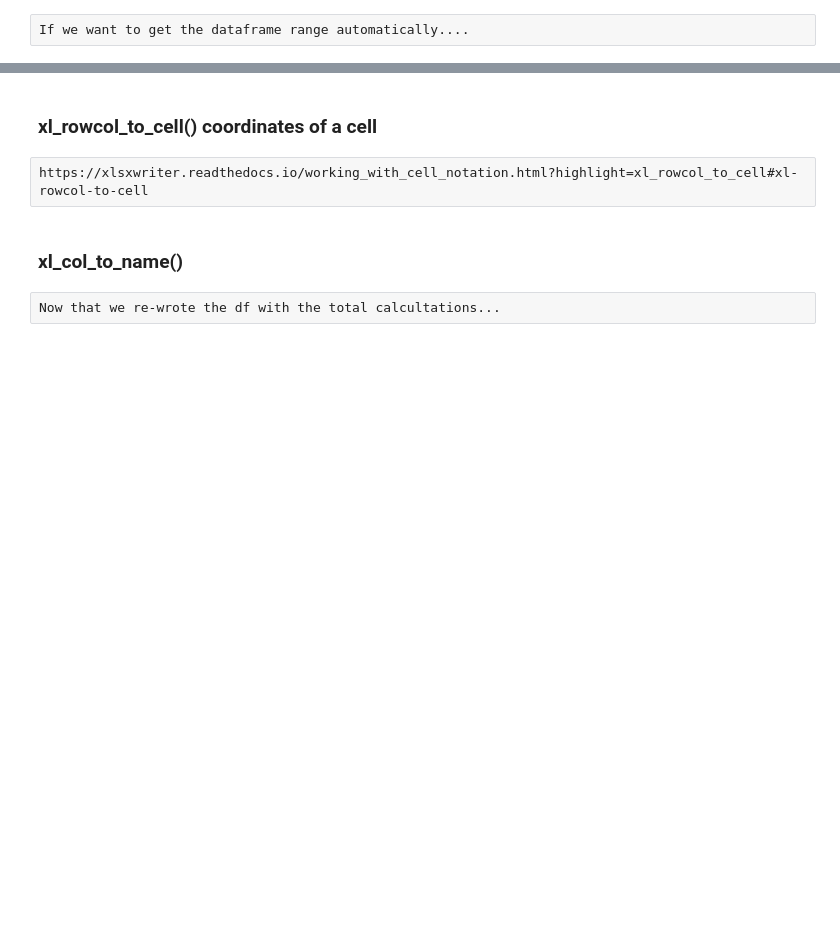
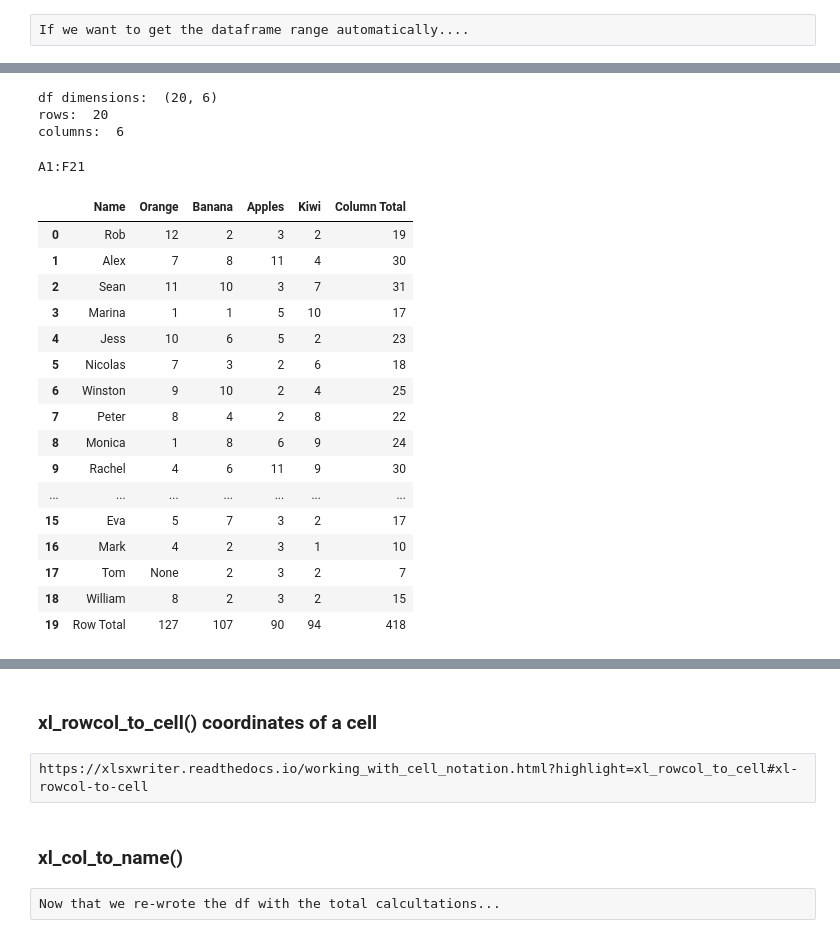
Before and after one commit to datalover2023/Module_3, a Jupyter notebook: Excel_processing_Basics_Colab_Module_3_backup_v2.ipynb, the cells around one changed output, grey strips where cells are left out. Saved outputs shown, nothing was run; the diff lists cells and outputs as text; code cells hidden in the pictures; blank space fills up the shorter version.

```diff
--- a/Excel_processing_Basics_Colab_Module_3_backup_v2.ipynb
+++ b/Excel_processing_Basics_Colab_Module_3_backup_v2.ipynb
@@ -2223,12 +2357,15 @@ df.tail(4)
 # %%
 # compute row Total
 
-# select the range [18,1:6] with iloc where we want to write the result..
+# select the range [25,1:6] with iloc where we want to write the result..
 ## 20 meaning the row index in df...
 ## (but in excel this row index will be 21)
 
-# df.iloc[:18,1:6].sum(axis=0) ==> calcultate the sum of the range  [:20,1:6]
-# :18 meaning everithyn till 19 included
-df.iloc[19,1:6] = df.iloc[:19,1:6].sum(axis=0) # axis 0 meaning column axis
+# df.iloc[:25,1:6].sum(axis=0) ==> calcultate the sum of the range  [:20,1:6]
+# :18 meaning everithyn till 25 included
+df.iloc[25,1:6] = df.iloc[:25,1:6].sum(axis=0) # axis 0 meaning column axis
 
-df.tail(6)
+print(df.tail(6))
+
+print('')
+print('with pandas calculation youget only the values of the operations output, and not formulas')
@@ -2236,0 +2386,6 @@ df.shape
+# %%
+# Let's get rid of rows where the Name column is None
+
+df = df.dropna(axis=0, subset=['Name'])
+print(df.shape)
+df.tail(5)
@@ -2287,0 +2499,5 @@ df.tail()
+# %%
+# so we need to reset the index to have an order sequence for rows indics
+
+df.reset_index(inplace = True, drop = True) # to start at 0
+df.tail(5)
@@ -2293,6 +2516,10 @@ print('df dimensions: ', df.shape)
 max_row, max_col = df.shape # we'll get the lengh of df as maw_rows, and nb of col as max_col
 print('rows: ', max_row)
 print('columns: ', max_col)
+# %% [output]
+df dimensions:  (20, 6)
+rows:  20
+columns:  6
 # %%
 max_row, max_col = df.shape # we'll get the lengh of df as maw_rows, and nb of col as max_col
 
@@ -2315,4 +2542,6 @@ df_range = xl_range(
                     # becaus it's starting at index 0, we need to substract -1
                     last_col= max_col - 1 ) # 6 - 1 = 5, but in excel col nr 6
 print(df_range)
+# %% [output]
+A1:F21
 # %%
@@ -2321,3 +2550,24 @@ img = mpimg.imread('images/img_34.png')
 plt.imshow(img)
 plt.axis('off')
 plt.show()
+# %%
+# the whole df with the headers
+df.head(20)
+# %% [output]
+|  | Name | Orange | Banana | Apples | Kiwi | Column Total |
+| 0 | Rob | 12 | 2 | 3 | 2 | 19 |
+| 1 | Alex | 7 | 8 | 11 | 4 | 30 |
+| 2 | Sean | 11 | 10 | 3 | 7 | 31 |
+| 3 | Marina | 1 | 1 | 5 | 10 | 17 |
+| 4 | Jess | 10 | 6 | 5 | 2 | 23 |
+| 5 | Nicolas | 7 | 3 | 2 | 6 | 18 |
+| 6 | Winston | 9 | 10 | 2 | 4 | 25 |
+| 7 | Peter | 8 | 4 | 2 | 8 | 22 |
+| 8 | Monica | 1 | 8 | 6 | 9 | 24 |
+| 9 | Rachel | 4 | 6 | 11 | 9 | 30 |
+| ... | ... | ... | ... | ... | ... | ... |
+| 15 | Eva | 5 | 7 | 3 | 2 | 17 |
+| 16 | Mark | 4 | 2 | 3 | 1 | 10 |
+| 17 | Tom | None | 2 | 3 | 2 | 7 |
+| 18 | William | 8 | 2 | 3 | 2 | 15 |
+| 19 | Row Total | 127 | 107 | 90 | 94 | 418 |
```
Also changed, not shown: parts of 43 cells of this notebook.
